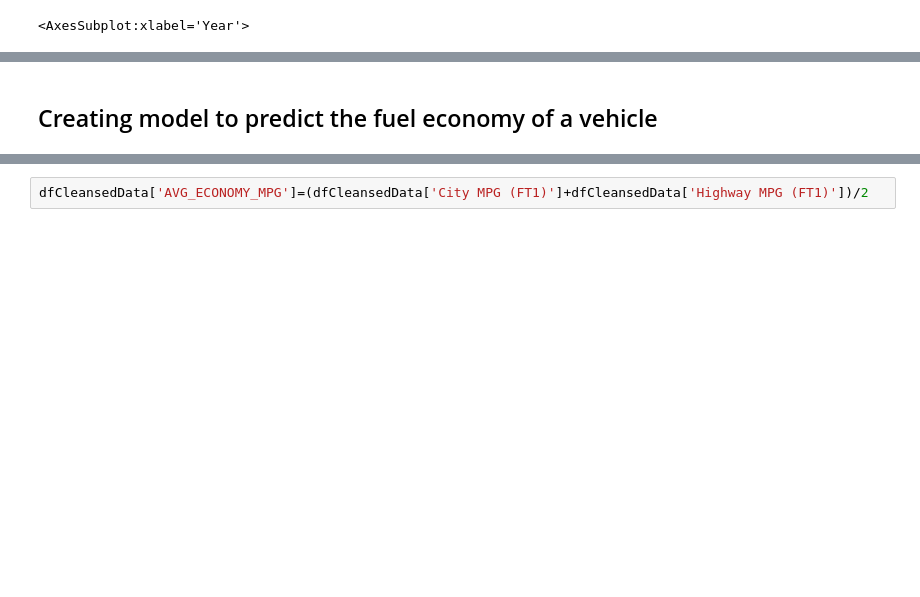
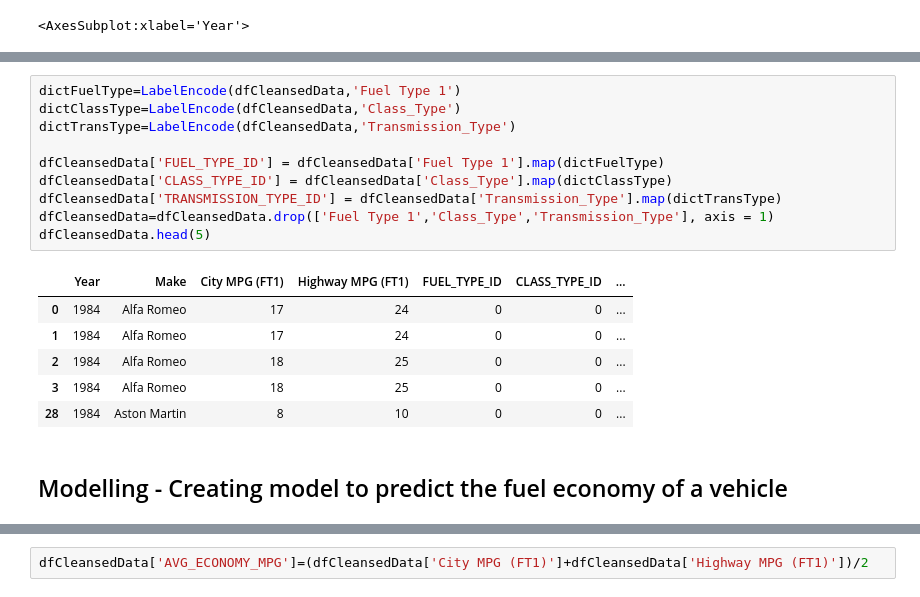
Before and after one commit to sandheepsebastain/gasoline-vehicle-study, a Jupyter notebook: Study of Gasoline Vehicles.ipynb, the cells around one changed output, grey strips where cells are left out. Saved outputs shown, nothing was run; the diff lists cells and outputs as text; blank space fills up the shorter version.

```diff
--- a/Study of Gasoline Vehicles.ipynb
+++ b/Study of Gasoline Vehicles.ipynb
@@ -247,5 +358,22 @@ dfAvgFuelEconomyGasolineTypeYOY.plot(x='Year',y=['Regular Gasoline','Midgrade Ga
+# %%
+dictFuelType=LabelEncode(dfCleansedData,'Fuel Type 1')
+dictClassType=LabelEncode(dfCleansedData,'Class_Type')
+dictTransType=LabelEncode(dfCleansedData,'Transmission_Type')
+
+dfCleansedData['FUEL_TYPE_ID'] = dfCleansedData['Fuel Type 1'].map(dictFuelType)
+dfCleansedData['CLASS_TYPE_ID'] = dfCleansedData['Class_Type'].map(dictClassType)
+dfCleansedData['TRANSMISSION_TYPE_ID'] = dfCleansedData['Transmission_Type'].map(dictTransType)
+dfCleansedData=dfCleansedData.drop(['Fuel Type 1','Class_Type','Transmission_Type'], axis = 1)
+dfCleansedData.head(5)
+# %% [output]
+|  | Year | Make | City MPG (FT1) | Highway MPG (FT1) | FUEL_TYPE_ID | CLASS_TYPE_ID | ... |
+| 0 | 1984 | Alfa Romeo | 17 | 24 | 0 | 0 | ... |
+| 1 | 1984 | Alfa Romeo | 17 | 24 | 0 | 0 | ... |
+| 2 | 1984 | Alfa Romeo | 18 | 25 | 0 | 0 | ... |
+| 3 | 1984 | Alfa Romeo | 18 | 25 | 0 | 0 | ... |
+| 28 | 1984 | Aston Martin | 8 | 10 | 0 | 0 | ... |
 # %% [markdown]
-## Creating model to predict the fuel economy of a vehicle
+## Modelling - Creating model to predict the fuel economy of a vehicle
 # %%
 dfCleansedData.columns
 # %% [output]
```
Also changed, not shown: parts of 36 cells of this notebook.
